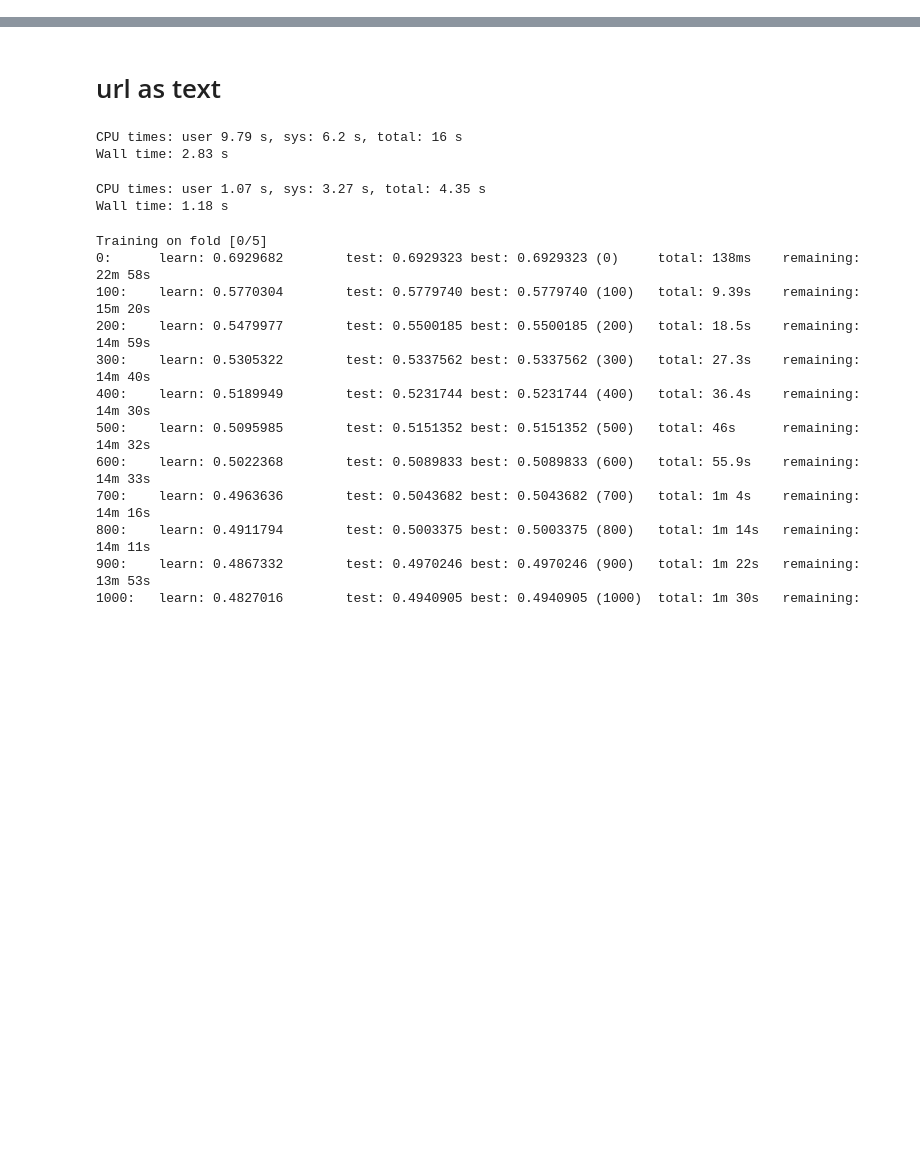
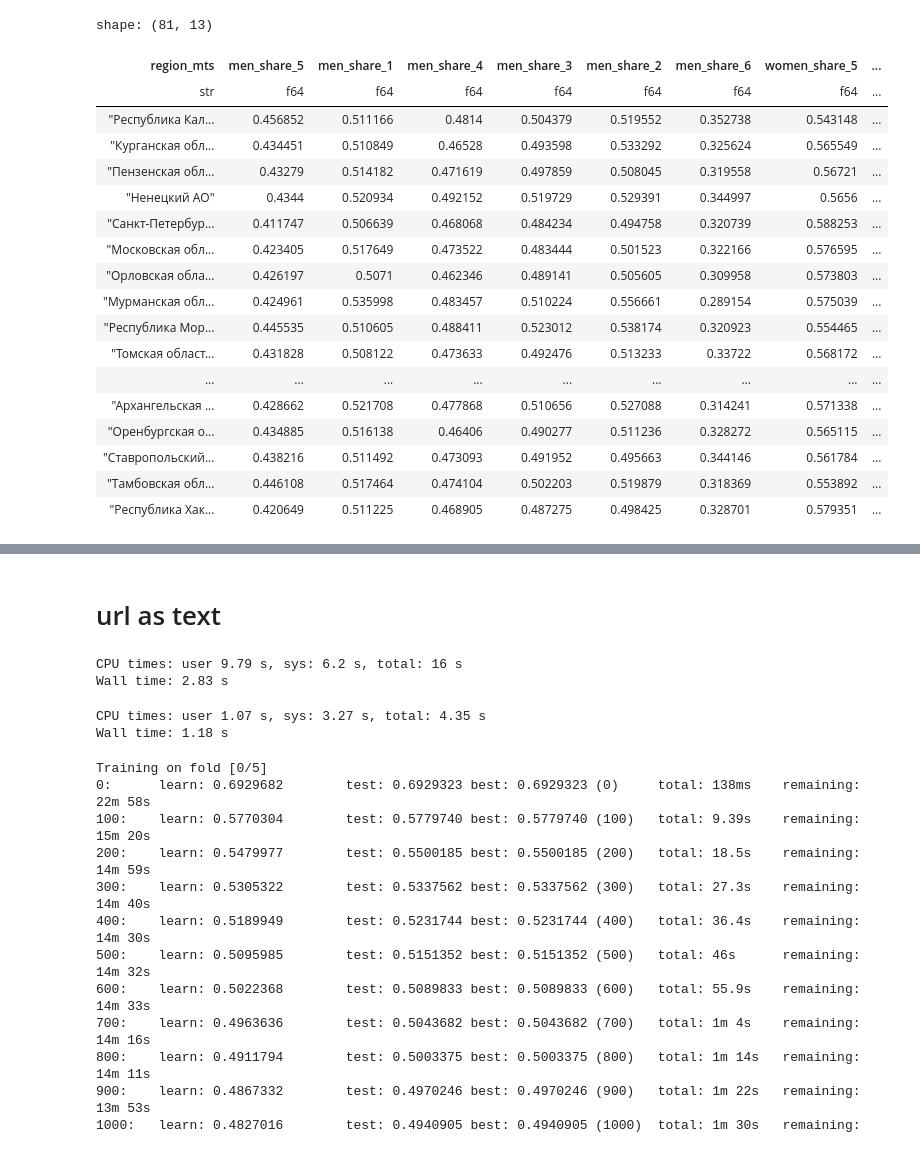
Before and after one commit to eura17/mts-ml-cup, a Jupyter notebook: notebooks/catboost.ipynb, the cells around one changed output, grey strips where cells are left out. Drawn from its saved outputs; the diff is of its cells as text; code cells hidden in the pictures; blank space fills up the shorter version.

```diff
--- a/notebooks/catboost.ipynb
+++ b/notebooks/catboost.ipynb
@@ -38,0 +29,2 @@ test = pl.read_parquet("../data/processed/test-users.pq")
+# %%
+rosstat = pl.read_csv("../data/processed/rosstat-mts.csv")
@@ -38,0 +64,39 @@ test = pl.read_parquet("../data/processed/test-users.pq")
+# %%
+sex_by_age = (
+    rosstat
+    .with_columns(pl.col("age_bucket").clip_min(1))
+    .groupby(["region_mts", "age_bucket"])
+    .agg(
+        [
+            (pl.col("men").sum() / (pl.col("men") + pl.col("women")).sum()).alias("men_share"),
+            (pl.col("women").sum() / (pl.col("men") + pl.col("women")).sum()).alias("women_share"),
+        ]
+    )
+    .filter(pl.col("region_mts").is_not_null())
+    .pivot(
+        values=["men_share", "women_share"],
+        index="region_mts",
+        columns="age_bucket",
+    )
+)
+sex_by_age
+# %% [output]
+shape: (81, 13)
+| region_mts | men_share_5 | men_share_1 | men_share_4 | men_share_3 | men_share_2 | men_share_6 | women_share_5 | ... |
+| str | f64 | f64 | f64 | f64 | f64 | f64 | f64 | ... |
+| "Республика Кал... | 0.456852 | 0.511166 | 0.4814 | 0.504379 | 0.519552 | 0.352738 | 0.543148 | ... |
+| "Курганская обл... | 0.434451 | 0.510849 | 0.46528 | 0.493598 | 0.533292 | 0.325624 | 0.565549 | ... |
+| "Пензенская обл... | 0.43279 | 0.514182 | 0.471619 | 0.497859 | 0.508045 | 0.319558 | 0.56721 | ... |
+| "Ненецкий АО" | 0.4344 | 0.520934 | 0.492152 | 0.519729 | 0.529391 | 0.344997 | 0.5656 | ... |
+| "Санкт-Петербур... | 0.411747 | 0.506639 | 0.468068 | 0.484234 | 0.494758 | 0.320739 | 0.588253 | ... |
+| "Московская обл... | 0.423405 | 0.517649 | 0.473522 | 0.483444 | 0.501523 | 0.322166 | 0.576595 | ... |
+| "Орловская обла... | 0.426197 | 0.5071 | 0.462346 | 0.489141 | 0.505605 | 0.309958 | 0.573803 | ... |
+| "Мурманская обл... | 0.424961 | 0.535998 | 0.483457 | 0.510224 | 0.556661 | 0.289154 | 0.575039 | ... |
+| "Республика Мор... | 0.445535 | 0.510605 | 0.488411 | 0.523012 | 0.538174 | 0.320923 | 0.554465 | ... |
+| "Томская област... | 0.431828 | 0.508122 | 0.473633 | 0.492476 | 0.513233 | 0.33722 | 0.568172 | ... |
+| ... | ... | ... | ... | ... | ... | ... | ... | ... |
+| "Архангельская ... | 0.428662 | 0.521708 | 0.477868 | 0.510656 | 0.527088 | 0.314241 | 0.571338 | ... |
+| "Оренбургская о... | 0.434885 | 0.516138 | 0.46406 | 0.490277 | 0.511236 | 0.328272 | 0.565115 | ... |
+| "Ставропольский... | 0.438216 | 0.511492 | 0.473093 | 0.491952 | 0.495663 | 0.344146 | 0.561784 | ... |
+| "Тамбовская обл... | 0.446108 | 0.517464 | 0.474104 | 0.502203 | 0.519879 | 0.318369 | 0.553892 | ... |
+| "Республика Хак... | 0.420649 | 0.511225 | 0.468905 | 0.487275 | 0.498425 | 0.328701 | 0.579351 | ... |
```
Also changed, not shown: parts of 59 cells of this notebook, 24 other files.
